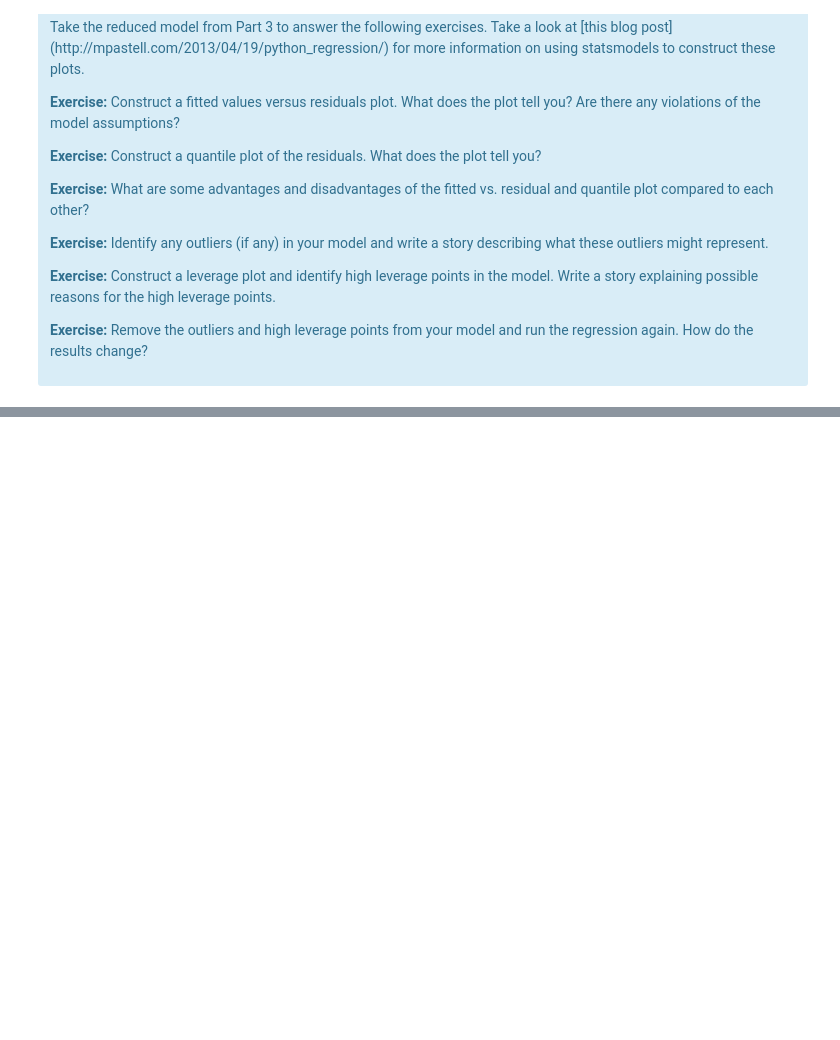
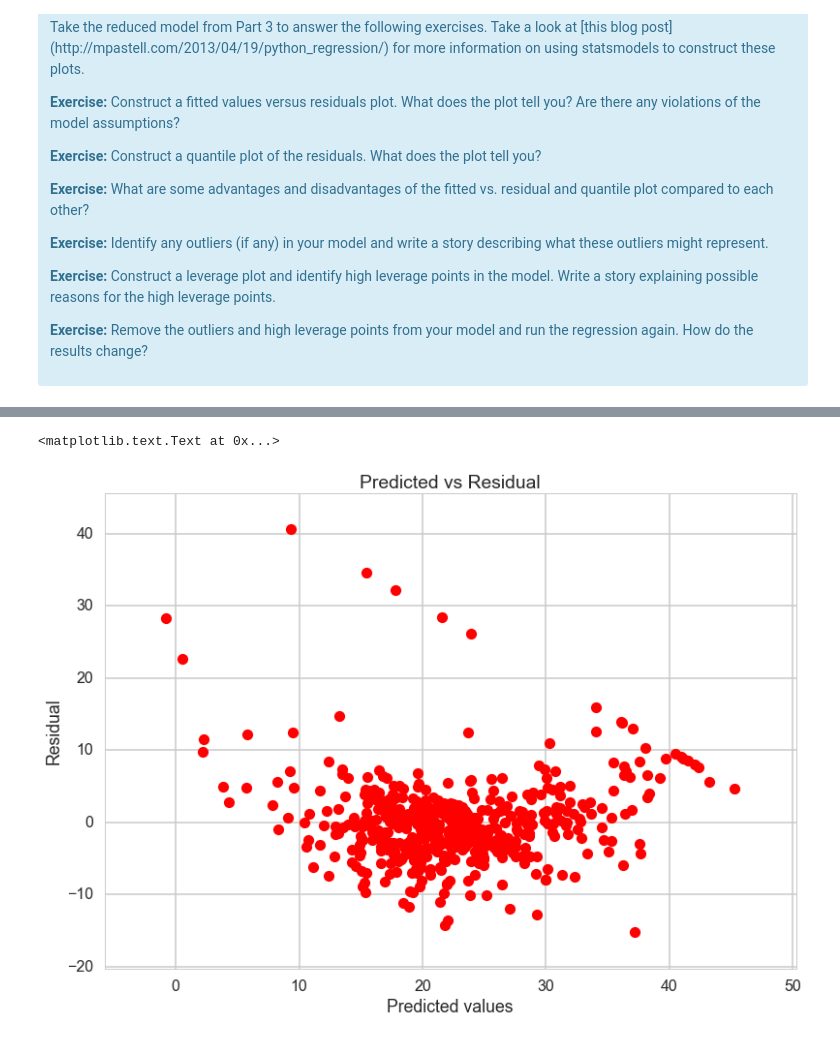
Before and after one commit to mariannetsr/springboard-1, a Jupyter notebook: linear_regression/Mini_Project_Linear_Regression.ipynb, the cells around one changed output, grey strips where cells are left out. Cells and saved outputs as stored; diff of their text form; code cells hidden in the pictures; blank space fills up the shorter version.

```diff
--- a/linear_regression/Mini_Project_Linear_Regression.ipynb
+++ b/linear_regression/Mini_Project_Linear_Regression.ipynb
@@ -889,0 +1015,6 @@ There are some other issues that are important investigate with linear regressio
+# %%
+# Reduced model from Part 3
+import statsmodels.formula.api as sm
+model = sm.ols(formula='PRICE ~ RM', data=bos)
+fitted = model.fit()
+print fitted.summary()
@@ -889,0 +1039,10 @@ There are some other issues that are important investigate with linear regressio
+# %%
+plt.plot(fitted.fittedvalues, fitted.resid, 'ro')
+plt.ylim(fitted.resid.min()-5, fitted.resid.max()+5)
+plt.xlim(fitted.fittedvalues.min()-5, fitted.fittedvalues.max()+5)
+plt.xlabel('Predicted values')
+plt.ylabel('Residual')
+plt.title('Predicted vs Residual')
+# %% [output]
+<matplotlib.text.Text at 0x...>
+[figure, added]
```
Also changed, not shown: parts of 48 cells of this notebook.
